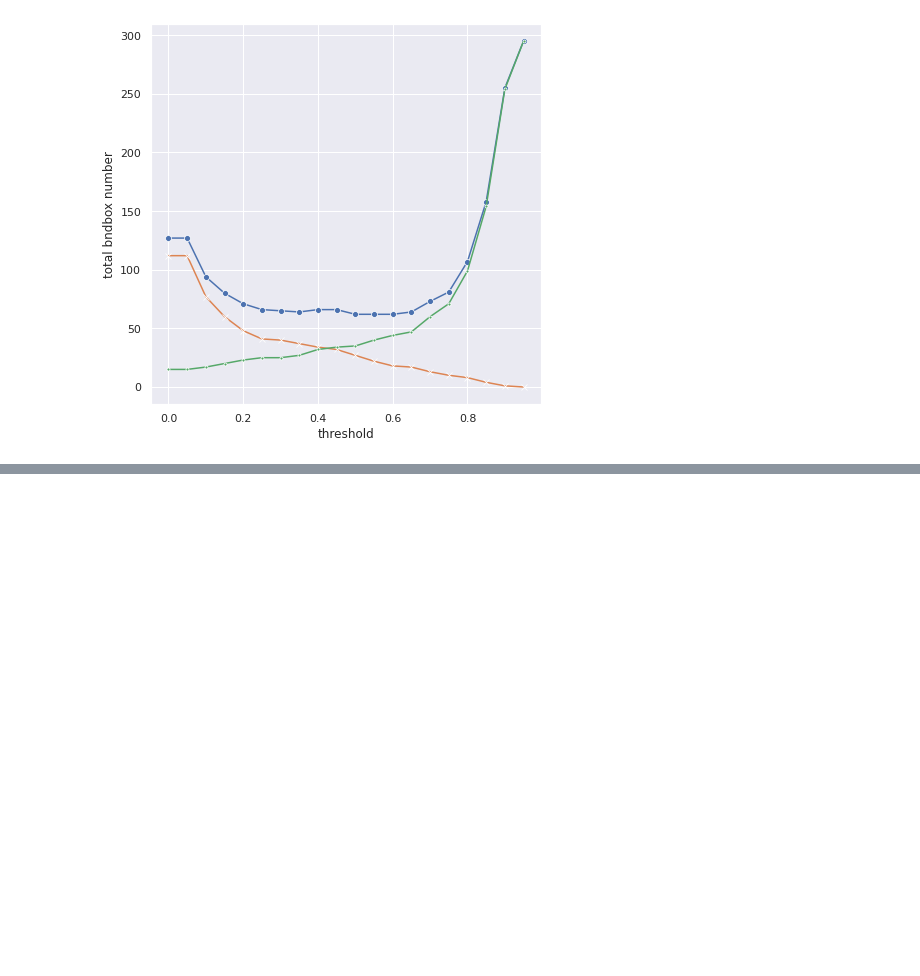
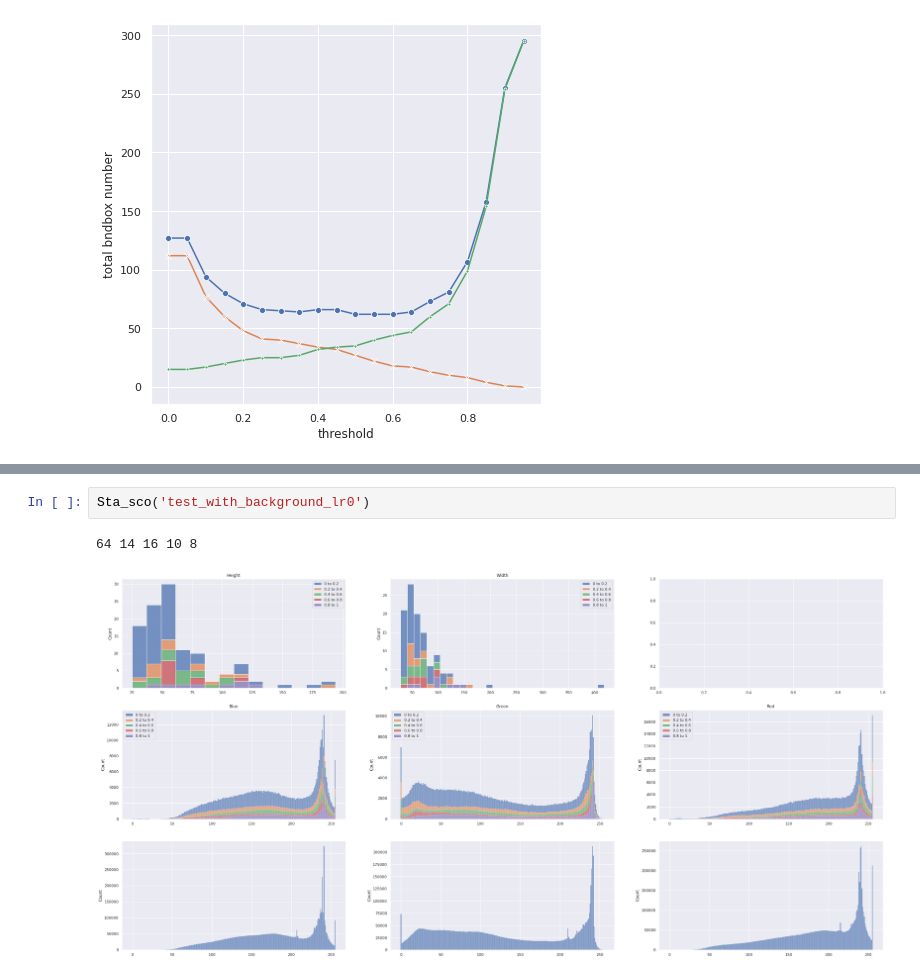
Before and after one commit to ryan840919/STAS-Detection, a Jupyter notebook: Analysis.ipynb, the cells around one changed output, grey strips where cells are left out. Drawn from its saved outputs; the diff is of its cells as text; blank space fills up the shorter version.

```diff
--- a/Analysis.ipynb
+++ b/Analysis.ipynb
@@ -339,0 +439,5 @@ cou('test_with_background_lr0')
+# %%
+Sta_sco('test_with_background_lr0')
+# %% [output]
+64 14 16 10 8
+[figure, added]
```
Also changed, not shown: parts of 9 cells of this notebook.
